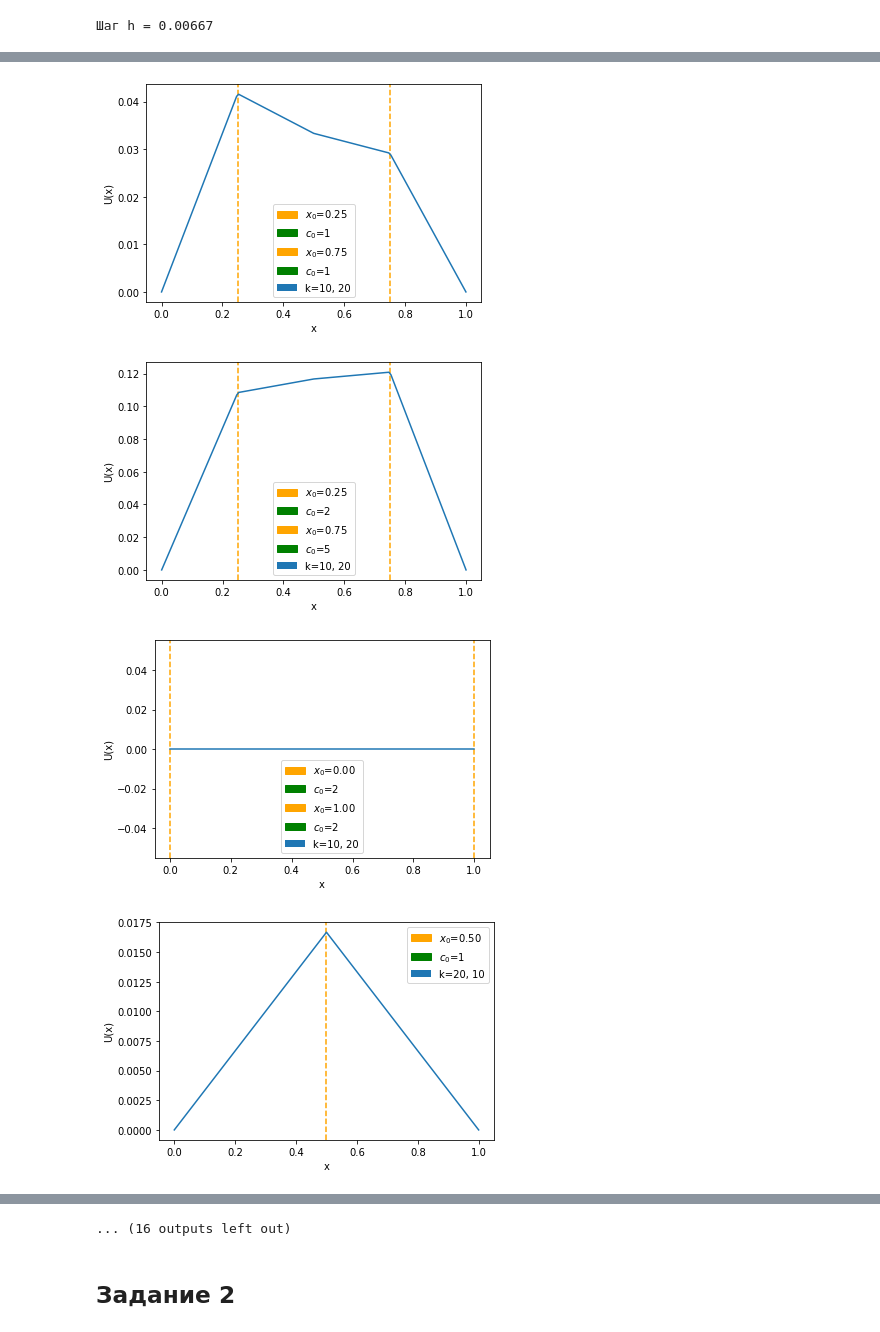
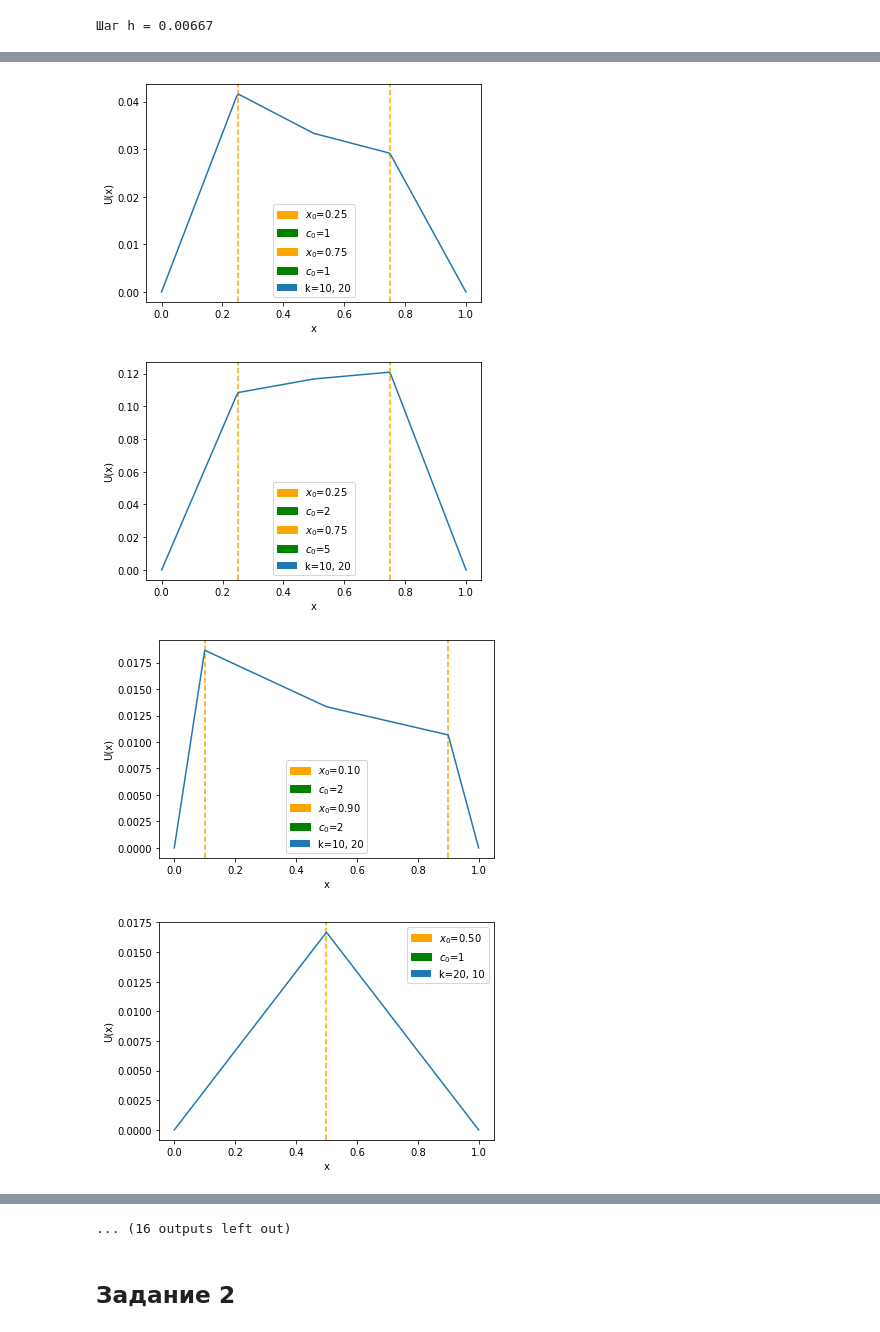
Before and after one commit to japanese-goblinn/labs, a Jupyter notebook: term5/MNA/lab3.ipynb, the cells around one changed output, grey strips where cells are left out. Drawn from its saved outputs; the diff is of its cells as text; code cells hidden in the pictures.

```diff
--- a/term5/MNA/lab3.ipynb
+++ b/term5/MNA/lab3.ipynb
@@ -168,8 +168,8 @@ heat_sources = [
         HeatSource(power=5, location=x_n - (x_n - x_0) / 4)
     ],
     [
-        HeatSource(power=2, location=x_0),
-        HeatSource(power=2, location=x_n)
+        HeatSource(power=2, location=x_0 + 0.1),
+        HeatSource(power=2, location=x_n - 0.1)
     ]
 ]
 
@@ -198,7 +198,7 @@ for k_i in k_super_list:
 [figure]
 [figure]
 [figure]
-[figure, old version]
+[figure, new version]
 [figure]
 [figure]
 [figure]
```
Also changed, not shown: parts of 3 cells of this notebook, 5 other files.
